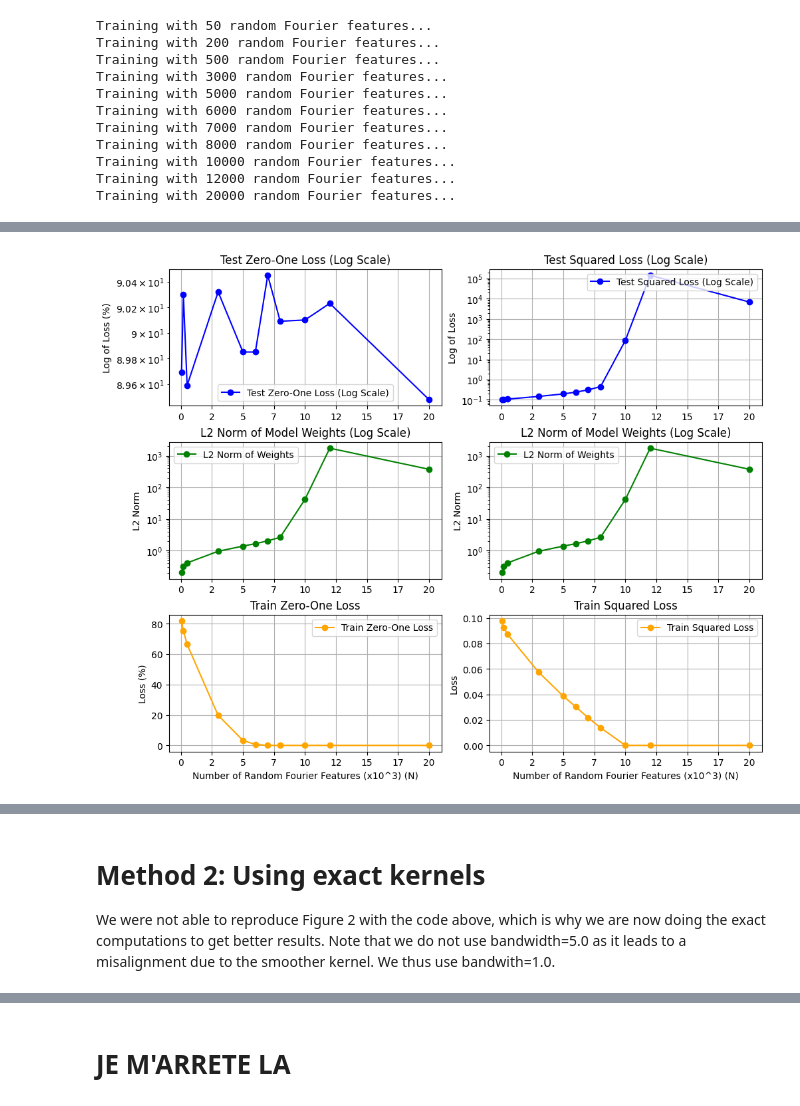
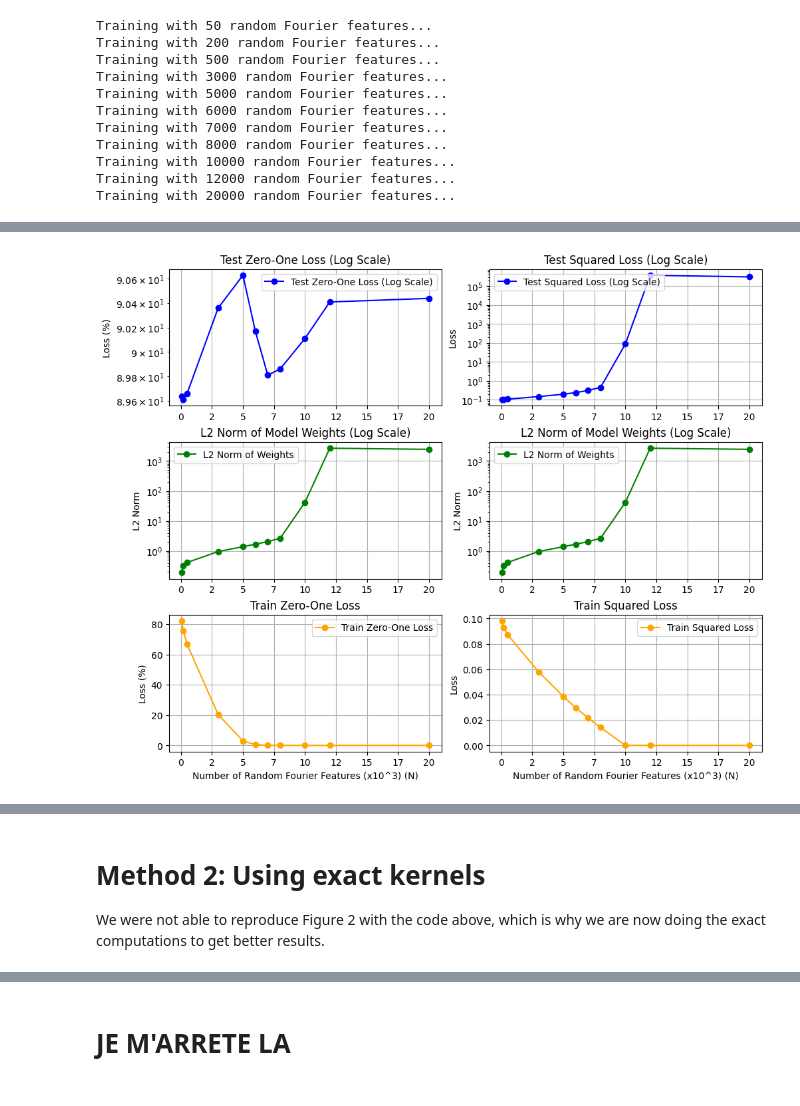
Before and after one commit to renukasinghvirk/project_inference, a Jupyter notebook: main.ipynb, the cells around one changed output, grey strips where cells are left out. Drawn from its saved outputs; the diff is of its cells as text; code cells hidden in the pictures.

```diff
--- a/main.ipynb
+++ b/main.ipynb
@@ -62,32 +84,41 @@ torch.manual_seed(seed)
 # %%
 # Data Preprocessing: Load MNIST
 def preprocess_mnist():
+
+
+  '''
     transform = transforms.Compose([
         transforms.ToTensor(),                      # Scale to [0, 1]
         transforms.Lambda(lambda x: x.view(-1))     # Flatten image (28x28)
     ])
+    '''
+  transform = transforms.Compose([transforms.ToTensor(),
+                                        transforms.Normalize(
+                                            (0.1307,), (0.3081,)),
+                                        transforms.Lambda(lambda img: img.reshape(-1))
+                                        ])
 
-    # Load MNIST dataset
-    mnist_train = datasets.MNIST(root='./data', train=True, download=True, transform=transform)
-    mnist_test = datasets.MNIST(root='./data', train=False, download=True, transform=transform)
+  # Load MNIST dataset
+  mnist_train = datasets.MNIST(root='./data', train=True, download=True, transform=transform)
+  mnist_test = datasets.MNIST(root='./data', train=False, download=True, transform=transform)
 
-    # Subsample training data
-    indices = np.random.choice(len(mnist_train), num_training_data, replace=False)
-    train_subset = torch.utils.data.Subset(mnist_train, indices)
-    train_loader = torch.utils.data.DataLoader(train_subset, batch_size=num_training_data, shuffle=False) # XXX
+  # Subsample training data
+  indices = np.random.choice(len(mnist_train), num_training_data, replace=False)
+  train_subset = torch.utils.data.Subset(mnist_train, indices)
+  train_loader = torch.utils.data.DataLoader(train_subset, batch_size=num_training_data, shuffle=False) # XXX
 
-    test_loader = torch.utils.data.DataLoader(mnist_test, batch_size=num_test_data, shuffle=False)
+  test_loader = torch.utils.data.DataLoader(mnist_test, batch_size=num_test_data, shuffle=False)
 
-    # Extract training and test data
-    x_train, y_train = next(iter(train_loader))
-    x_test, y_test = next(iter(test_loader))
+  # Extract training and test data
+  x_train, y_train = next(iter(train_loader))
+  x_test, y_test = next(iter(test_loader))
 
-    # One-hot encode labels
-    y_train_onehot = torch.nn.functional.one_hot(y_train, num_classes=num_classes).float()
-    y_test_onehot = torch.nn.functional.one_hot(y_test, num_classes=num_classes).float() # For compatibility with neural networks
+  # One-hot encode labels
+  y_train_onehot = torch.nn.functional.one_hot(y_train, num_classes=num_classes).float()
+  y_test_onehot = torch.nn.functional.one_hot(y_test, num_classes=num_classes).float() # For compatibility with neural networks
 
 
-    return x_train, y_train_onehot, x_test, y_test_onehot
+  return x_train, y_train_onehot, x_test, y_test_onehot
 
 x_train, y_train, x_test, y_test = preprocess_mnist()
 # %% [markdown]
@@ -248,7 +279,7 @@ num_rff = np.array(num_rff)
 axs[0, 0].plot(num_rff / 1000, np.array(test_zero_one_losses) * 100, label='Test Zero-One Loss (Log Scale)', marker='o', color='blue')
 axs[0, 0].set_yscale('log')  # Set y-axis to logarithmic scale
 axs[0, 0].set_title('Test Zero-One Loss (Log Scale)')
-axs[0, 0].set_ylabel('Log of Loss (%)')
+axs[0, 0].set_ylabel('Loss (%)')
 axs[0, 0].grid()
 axs[0, 0].legend()
 
@@ -271,35 +302,35 @@ axs[2, 0].legend()
 # Column 2: Squared Loss
 # Test Squared Loss (Log Scale)
 axs[0, 1].plot(num_rff / 1000, test_squared_losses, label='Test Squared Loss (Log Scale)', marker='o', color='blue')
 axs[0, 1].set_yscale('log')  # Set y-axis to logarithmic scale
 axs[0, 1].set_title('Test Squared Loss (Log Scale)')
-axs[0, 1].set_ylabel('Log of Loss')
+axs[0, 1].set_ylabel('Loss')
 axs[0, 1].grid()
 axs[0, 1].legend()
 
 # L2 Norms of Weights
 axs[1, 1].plot(num_rff / 1000, l2_norms, label='L2 Norm of Weights', marker='o', color='green')
 axs[1, 1].set_yscale('log')  # Set y-axis to logarithmic scale
 axs[1, 1].set_title('L2 Norm of Model Weights (Log Scale)')
 axs[1, 1].set_ylabel('L2 Norm')
 axs[1, 1].grid()
 axs[1, 1].legend()
 
 # Train Squared Loss
 axs[2, 1].plot(num_rff / 1000, train_squared_losses, label='Train Squared Loss', marker='o', color='orange')
 axs[2, 1].set_title('Train Squared Loss')
 axs[2, 1].set_xlabel('Number of Random Fourier Features (x10^3) (N)')
 axs[2, 1].set_ylabel('Loss')
 axs[2, 1].grid()
 axs[2, 1].legend()
 
 # Format x-axis to show integers
 for ax in axs.flatten():
     ax.xaxis.set_major_formatter(plt.FuncFormatter(lambda x, _: int(x)))  # Force integer ticks
 
 plt.show()
 # %% [output]
-[figure, old version]
+[figure, new version]
 # %%
 display(sound)
 # %% [output]
@@ -307,7 +338,6 @@ display(sound)
 # %% [markdown]
 # Method 2: Using exact kernels
 We were not able to reproduce Figure 2 with the code above, which is why we are now doing the exact computations to get better results.
-Note that we do not use bandwidth=5.0 as it leads to a misalignment due to the smoother kernel. We thus use bandwith=1.0.
 # %%
 def plot_figure_2(num_rff, test_zero_one_losses, l2_norms, train_zero_one_losses, test_squared_losses, train_squared_losses, hn, h_n_inf_test_zero_one_loss, h_n_inf_test_squared_loss, h_n_inf_l2_norm):
     # Plotting Section
```
Also changed, not shown: parts of 21 cells of this notebook, 1 other file.
